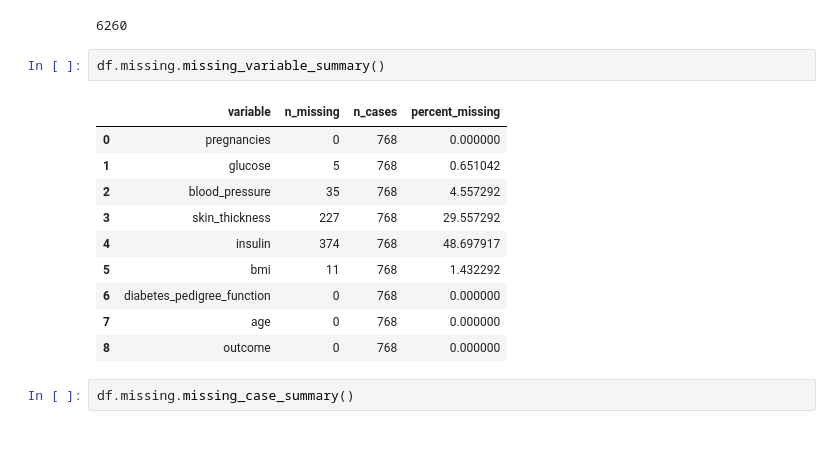
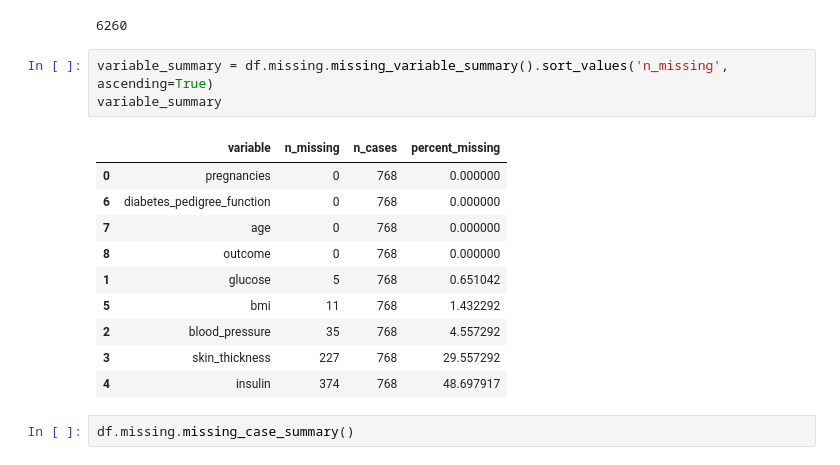
Before and after one commit to fenilenvinileno97/missing-values, a Jupyter notebook: notebooks/missing-library.ipynb, the cells around one changed output. Saved outputs shown, nothing was run; the diff lists cells and outputs as text.

```diff
--- a/notebooks/missing-library.ipynb
+++ b/notebooks/missing-library.ipynb
@@ -152,19 +185,20 @@ df.missing.number_missing()
 df.missing.number_complete()
 # %% [output]
 6260
-# %%
-df.missing.missing_variable_summary()
-# %% [output]
-|  | variable | n_missing | n_cases | percent_missing |
-| 0 | pregnancies | 0 | 768 | 0.000000 |
-| 1 | glucose | 5 | 768 | 0.651042 |
-| 2 | blood_pressure | 35 | 768 | 4.557292 |
-| 3 | skin_thickness | 227 | 768 | 29.557292 |
-| 4 | insulin | 374 | 768 | 48.697917 |
-| 5 | bmi | 11 | 768 | 1.432292 |
-| 6 | diabetes_pedigree_function | 0 | 768 | 0.000000 |
-| 7 | age | 0 | 768 | 0.000000 |
-| 8 | outcome | 0 | 768 | 0.000000 |
+# %%
+variable_summary = df.missing.missing_variable_summary().sort_values('n_missing', ascending=True)
+variable_summary
+# %% [output]
+|  | variable | n_missing | n_cases | percent_missing |
+| 0 | pregnancies | 0 | 768 | 0.000000 |
+| 6 | diabetes_pedigree_function | 0 | 768 | 0.000000 |
+| 7 | age | 0 | 768 | 0.000000 |
+| 8 | outcome | 0 | 768 | 0.000000 |
+| 1 | glucose | 5 | 768 | 0.651042 |
+| 5 | bmi | 11 | 768 | 1.432292 |
+| 2 | blood_pressure | 35 | 768 | 4.557292 |
+| 3 | skin_thickness | 227 | 768 | 29.557292 |
+| 4 | insulin | 374 | 768 | 48.697917 |
 # %%
 df.missing.missing_case_summary()
 # %% [output]
```
Also changed, not shown: parts of 5 cells of this notebook, 1 other file.
